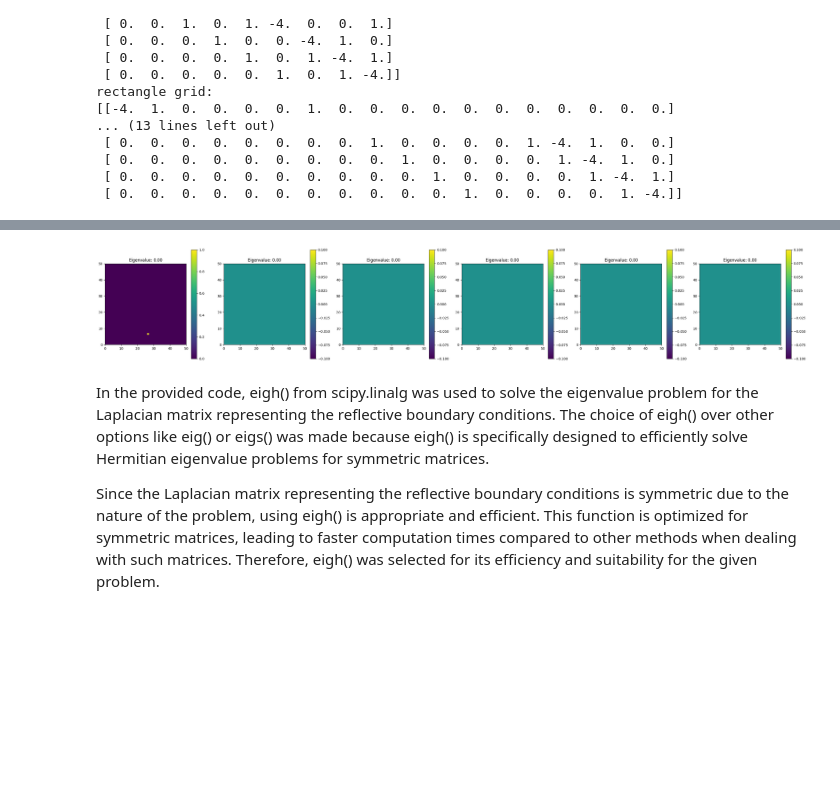
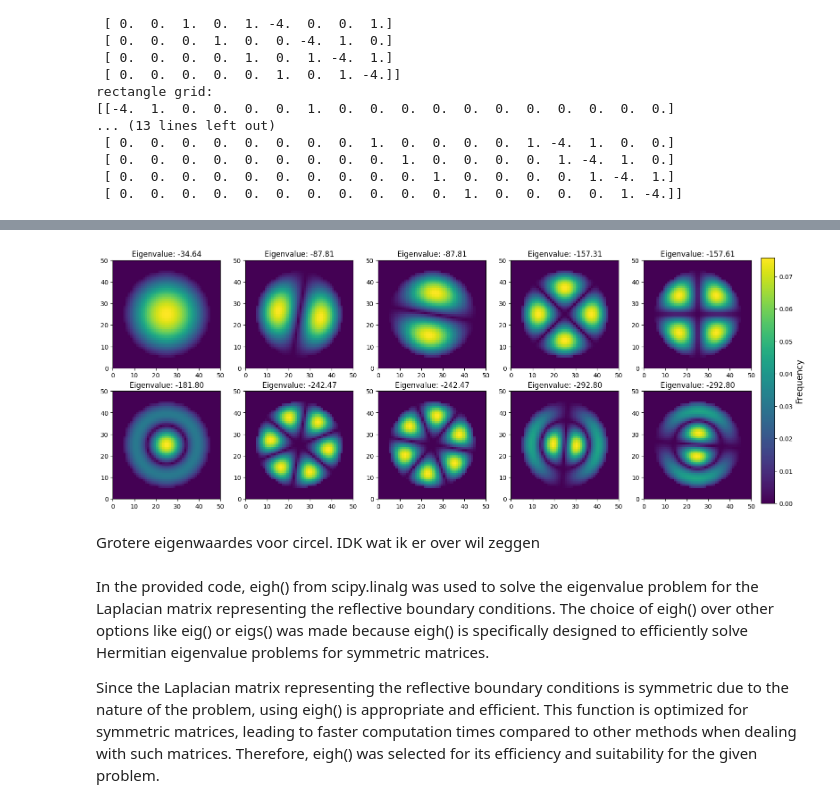
Before and after one commit to koenweverink/ScientificComputing, a Jupyter notebook: Set3_Sacha.ipynb, the cells around one changed output, grey strips where cells are left out. Cells and saved outputs as stored; diff of their text form; code cells hidden in the pictures; blank space fills up the shorter version.

Commit message:
plots

```diff
--- a/Set3_Sacha.ipynb
+++ b/Set3_Sacha.ipynb
@@ -212,9 +174,9 @@ def plot_circular_eigenvectors(vals_circle, vecs_circle, N, radius, num_eigenvec
     indices_closest = np.argsort(np.abs(vals_circle))[:num_eigenvectors]
 
     # Set up the plot
-    fig, axes = plt.subplots(1, num_eigenvectors, figsize=(5 * num_eigenvectors, 5))
-    if num_eigenvectors == 1:
-        axes = [axes]  # Make sure axes is iterable
+    # Set up the plot
+    fig, axes = plt.subplots(2, 5, figsize=(15, 6))
+    axes = axes.flatten()  # Flatten the axes array to iterate over it
 
     # Plot the specified number of closest eigenvectors
     for i, idx in enumerate(indices_closest):
@@ -223,14 +185,17 @@ def plot_circular_eigenvectors(vals_circle, vecs_circle, N, radius, num_eigenvec
 
         # Plot the heatmap
         c = axes[i].imshow(full_grid, cmap='viridis', extent=[0, m, 0, n], origin='lower')
-        fig.colorbar(c, ax=axes[i])
         axes[i].set_title(f'Eigenvalue: {vals_circle[idx]:.2f}')
         axes[i].axis('on')
 
+    cbar_ax = fig.add_axes([1, 0.04, 0.02, 0.915])  # [left, bottom, width, height]
+    cbar = fig.colorbar(c, cax=cbar_ax)
+    cbar.set_label('Frequency', fontsize=14)
+
     plt.tight_layout()
     plt.show()
 # %%
-def plot_eigenvectors(eigen_dict, shape=None, N=None, radius = None, num_eigenvectors=6, target_eigenvalue=0):
+def plot_eigenvectors(eigen_dict, shape=None, N=None, radius = None, num_eigenvectors=10, target_eigenvalue=0):
     if shape == 'circle':
         eigenvalues = eigen_dict[0]
         eigenvectors = eigen_dict[1]
@@ -238,15 +203,17 @@ def plot_eigenvectors(eigen_dict, shape=None, N=None, radius = None, num_eigenve
     else:
         if N is None:
             nrows, ncols = None, None
+            col = [1, 0.04, 0.02, 0.915]
         else:
             nrows, ncols = N, N*2
+            col = [1, 0.15, 0.02, 0.65]
 
         # Sort eigenvalues based on closeness to the target_eigenvalue, select the closest num_eigenvectors
         sorted_eigenvals = sorted(eigen_dict.keys(), key=lambda x: abs(x - target_eigenvalue))
         closest_eigenvals = sorted_eigenvals[:num_eigenvectors]
 
        # Set up the plot
-        fig, axes = plt.subplots(2, 3, figsize=(15, 10))
+        fig, axes = plt.subplots(2, 5, figsize=(15, 6))
         axes = axes.flatten()  # Flatten the axes array to iterate over it
 
         # Plot each of the closest eigenvectors as a heatmap
@@ -266,7 +233,7 @@ def plot_eigenvectors(eigen_dict, shape=None, N=None, radius = None, num_eigenve
             ax.set_aspect('equal')
             ax.set_title(f'Eigenvalue: {np.round(eigenvalue, 2)}')  # Using scientific notation for clarity
 
-        cbar_ax = fig.add_axes([1, 0.025, 0.02, 0.91])  # [left, bottom, width, height]
+        cbar_ax = fig.add_axes(col)  # [left, bottom, width, height]
         cbar = fig.colorbar(c, cax=cbar_ax)
         cbar.set_label('Frequency', fontsize=14)
 
@@ -287,14 +255,16 @@ plot_eigenvectors(eigen_dict, 'rect', N)
 # %%
 # Usage example
 L = 1
 N = 50
-L_circle_corrected = create_circular_laplacian(N)
+L_circle_corrected = create_circular_laplacian(N, radius)
 vals_circle, vecs_circle = eigh(L_circle_corrected)
 dict_circle = vals_circle * (1/(L/N)**2), vecs_circle
 
 plot_eigenvectors(dict_circle, 'circle', N, 20)  # Adjust num_eigenvectors if needed
 # %% [output]
-[figure, old version]
+[figure, new version]
+# %% [markdown]
+Grotere eigenwaardes voor circel. IDK wat ik er over wil zeggen
 # %% [markdown]
 In the provided code, eigh() from scipy.linalg was used to solve the eigenvalue problem for the Laplacian matrix representing the reflective boundary conditions. The choice of eigh() over other options like eig() or eigs() was made because eigh() is specifically designed to efficiently solve Hermitian eigenvalue problems for symmetric matrices.
 
```
Also changed, not shown: parts of 9 cells of this notebook.
